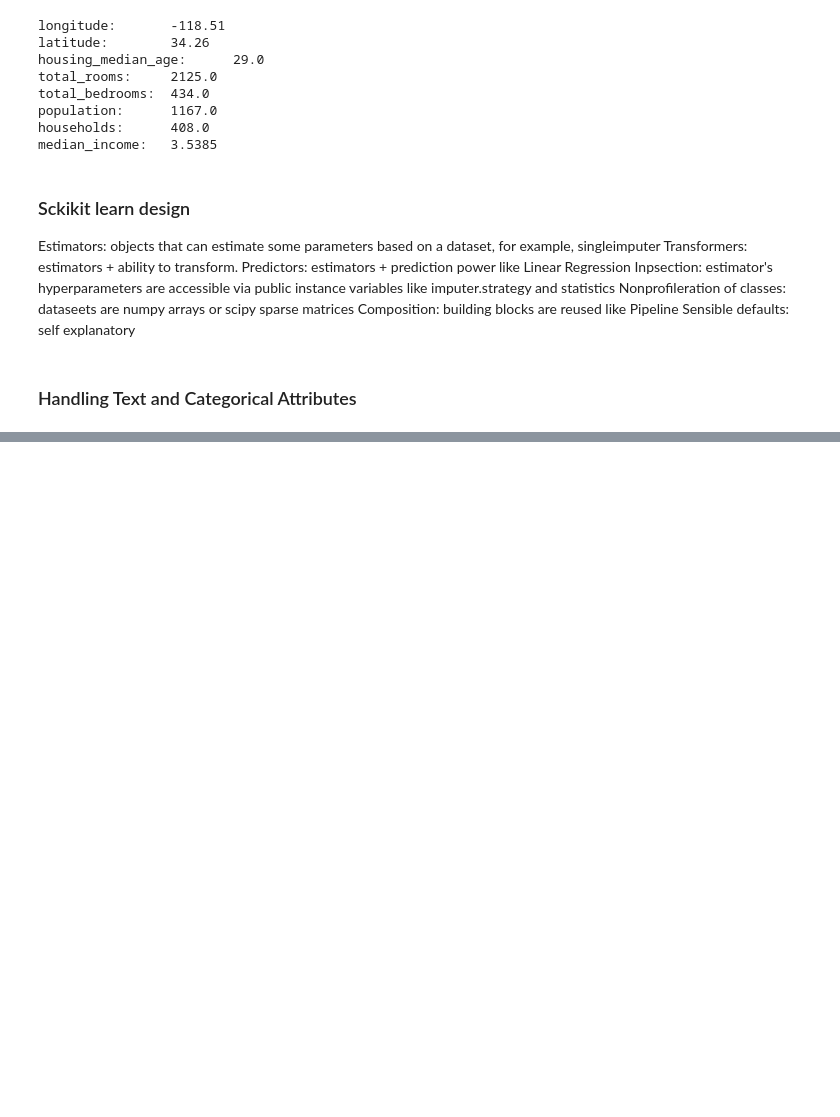
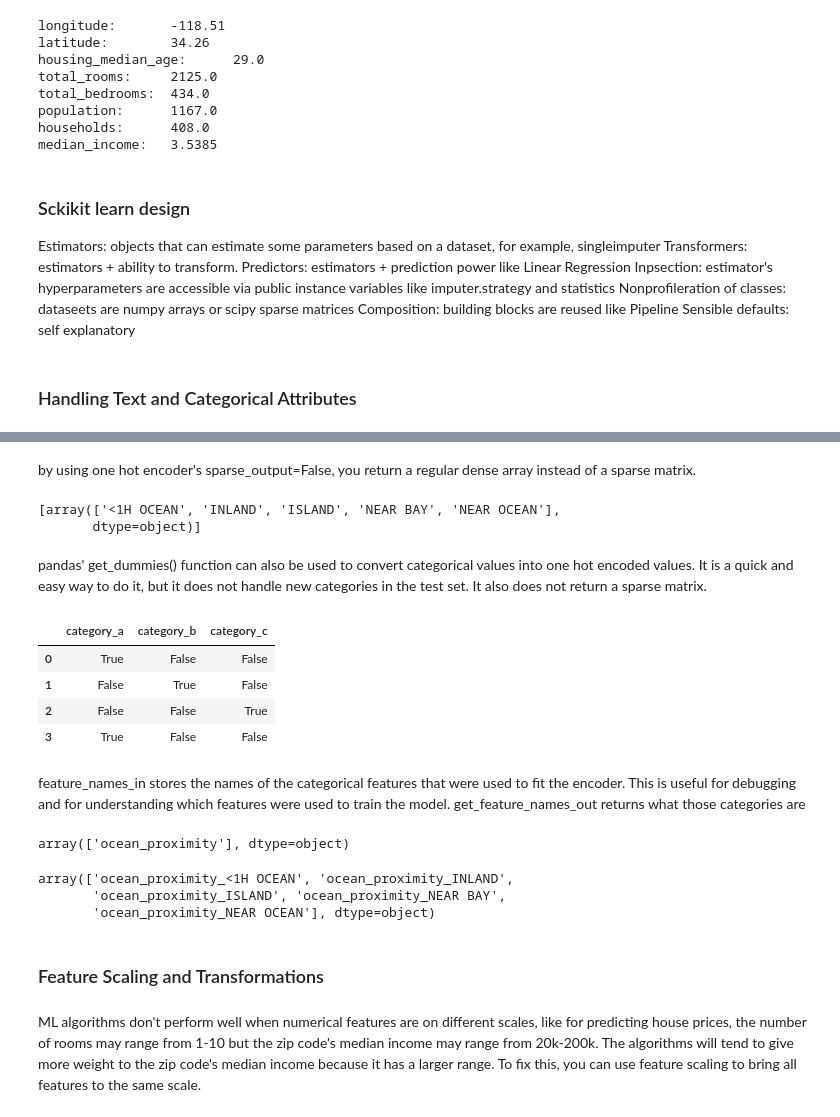
Before and after one commit to jtschet1/mastery, a Jupyter notebook: textbook/hands_on_ml/ch02-end-to-end-machine-learning-project/notes.ipynb, the cells around one changed output, grey strips where cells are left out. Saved outputs shown, nothing was run; the diff lists cells and outputs as text; code cells hidden in the pictures; blank space fills up the shorter version.

```diff
--- a/textbook/hands_on_ml/ch02-end-to-end-machine-learning-project/notes.ipynb
+++ b/textbook/hands_on_ml/ch02-end-to-end-machine-learning-project/notes.ipynb
@@ -254,0 +326,39 @@ Sensible defaults: self explanatory
+# %% [markdown]
+by using one hot encoder's sparse_output=False, you return a regular dense array instead of a sparse matrix.
+# %%
+cat_encoder = OneHotEncoder(sparse_output=False)
+hosing_cat_1hot = cat_encoder.fit_transform(housing_cat)
+cat_encoder.categories_
+# %% [output]
+[array(['<1H OCEAN', 'INLAND', 'ISLAND', 'NEAR BAY', 'NEAR OCEAN'],
+       dtype=object)]
+# %% [markdown]
+pandas' get_dummies() function can also be used to convert categorical values into one hot encoded values. It is a quick and easy way to do it, but it does not handle new categories in the test set. It also does not return a sparse matrix.
+# %%
+small_df = pd.DataFrame({
+    "category": ["a", "b", "c", "a"]
+})
+pd.get_dummies(small_df)
+# %% [output]
+|  | category_a | category_b | category_c |
+| 0 | True | False | False |
+| 1 | False | True | False |
+| 2 | False | False | True |
+| 3 | True | False | False |
+# %% [markdown]
+feature_names_in stores the names of the categorical features that were used to fit the encoder. This is useful for debugging and for understanding which features were used to train the model.
+get_feature_names_out returns what those categories are
+# %%
+cat_encoder.feature_names_in_
+# %% [output]
+array(['ocean_proximity'], dtype=object)
+# %%
+cat_encoder.get_feature_names_out()
+# %% [output]
+array(['ocean_proximity_<1H OCEAN', 'ocean_proximity_INLAND',
+       'ocean_proximity_ISLAND', 'ocean_proximity_NEAR BAY',
+       'ocean_proximity_NEAR OCEAN'], dtype=object)
+# %% [markdown]
+### Feature Scaling and Transformations
+# %% [markdown]
+ML algorithms don't perform well when numerical features are on different scales, like for predicting house prices, the number of rooms may range from 1-10 but the zip code's median income may range from 20k-200k. The algorithms will tend to give more weight to the zip code's median income because it has a larger range. To fix this, you can use feature scaling to bring all features to the same scale.
```
Also changed, not shown: parts of 80 cells of this notebook.
